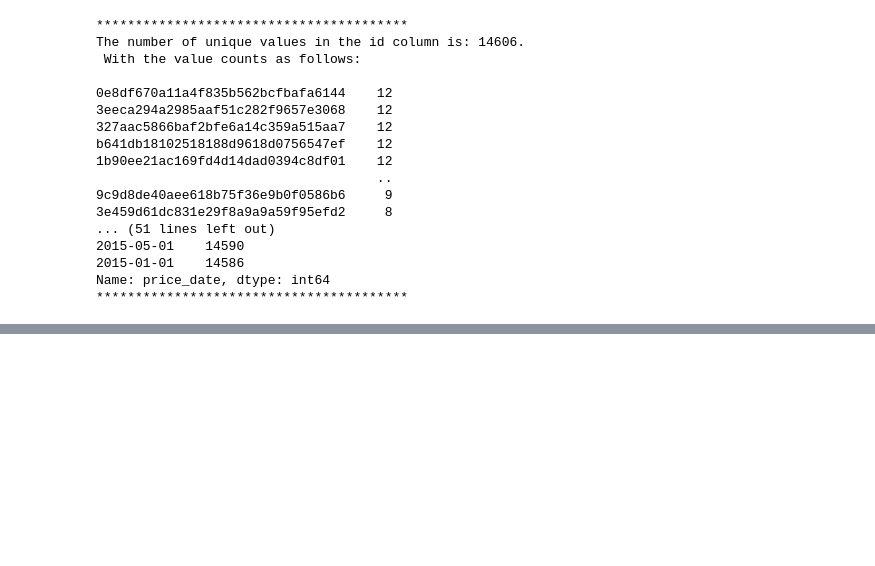
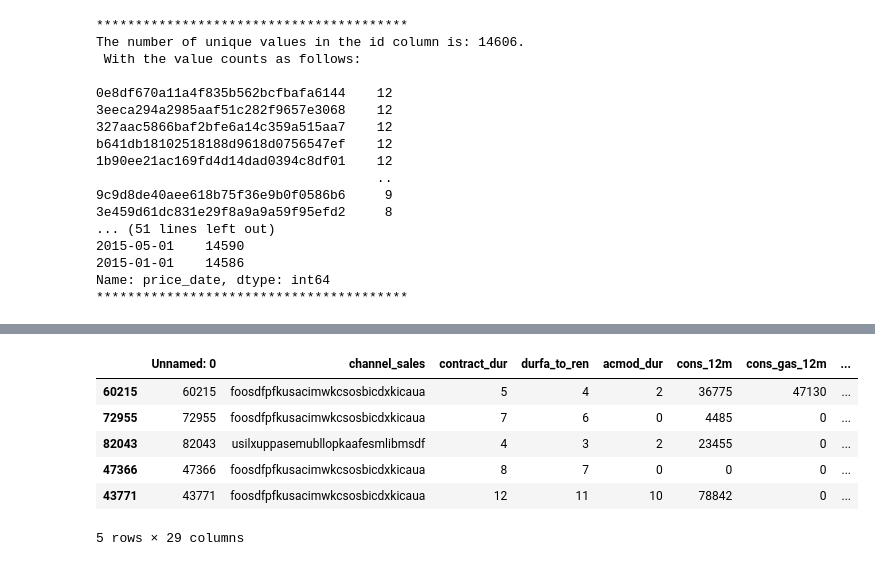
Before and after one commit to McOwino/Client_Churn_Random_Forest_Modelling, a Jupyter notebook: Client_Churning_Modelling.ipynb, the cells around one changed output, grey strips where cells are left out. Cells and saved outputs as stored; diff of their text form; code cells hidden in the pictures; blank space fills up the shorter version.

```diff
--- a/Client_Churning_Modelling.ipynb
+++ b/Client_Churning_Modelling.ipynb
@@ -119,0 +104,10 @@ Name: id, Length: 14606, dtype: int64
+# %%
+data1.sample(5)
+# %% [output]
+|  | Unnamed: 0 | channel_sales | contract_dur | durfa_to_ren | acmod_dur | cons_12m | cons_gas_12m | ... |
+| 60215 | 60215 | foosdfpfkusacimwkcsosbicdxkicaua | 5 | 4 | 2 | 36775 | 47130 | ... |
+| 72955 | 72955 | foosdfpfkusacimwkcsosbicdxkicaua | 7 | 6 | 0 | 4485 | 0 | ... |
+| 82043 | 82043 | usilxuppasemubllopkaafesmlibmsdf | 4 | 3 | 2 | 23455 | 0 | ... |
+| 47366 | 47366 | foosdfpfkusacimwkcsosbicdxkicaua | 8 | 7 | 0 | 0 | 0 | ... |
+| 43771 | 43771 | foosdfpfkusacimwkcsosbicdxkicaua | 12 | 11 | 10 | 78842 | 0 | ... |
+5 rows × 29 columns
```
Also changed, not shown: parts of 16 cells of this notebook.
